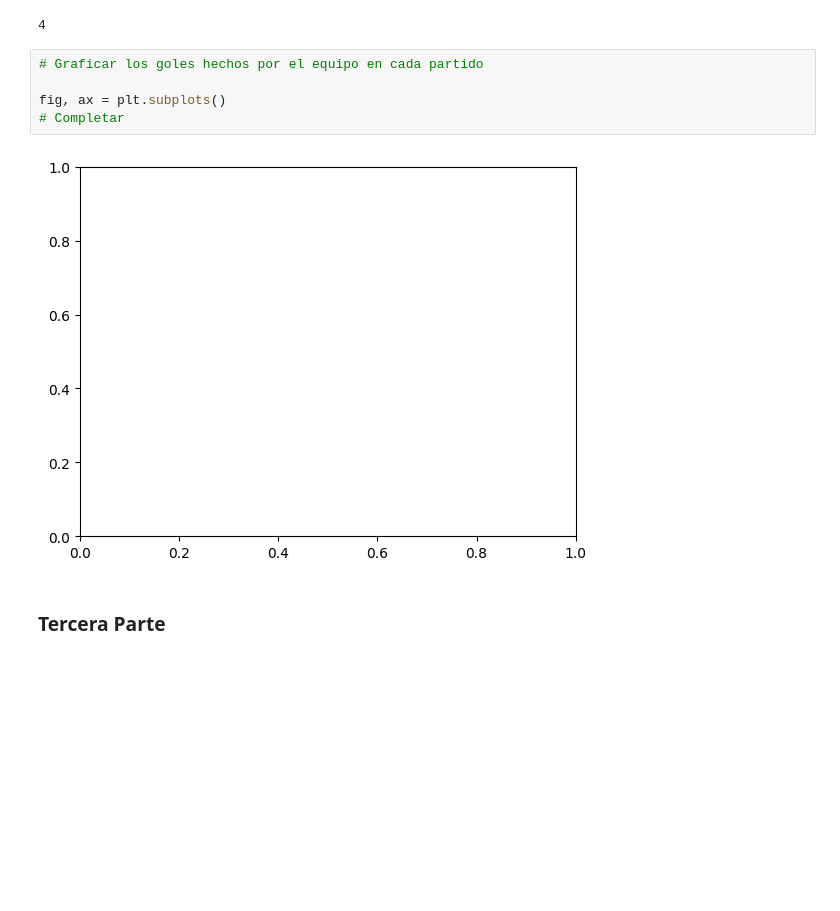
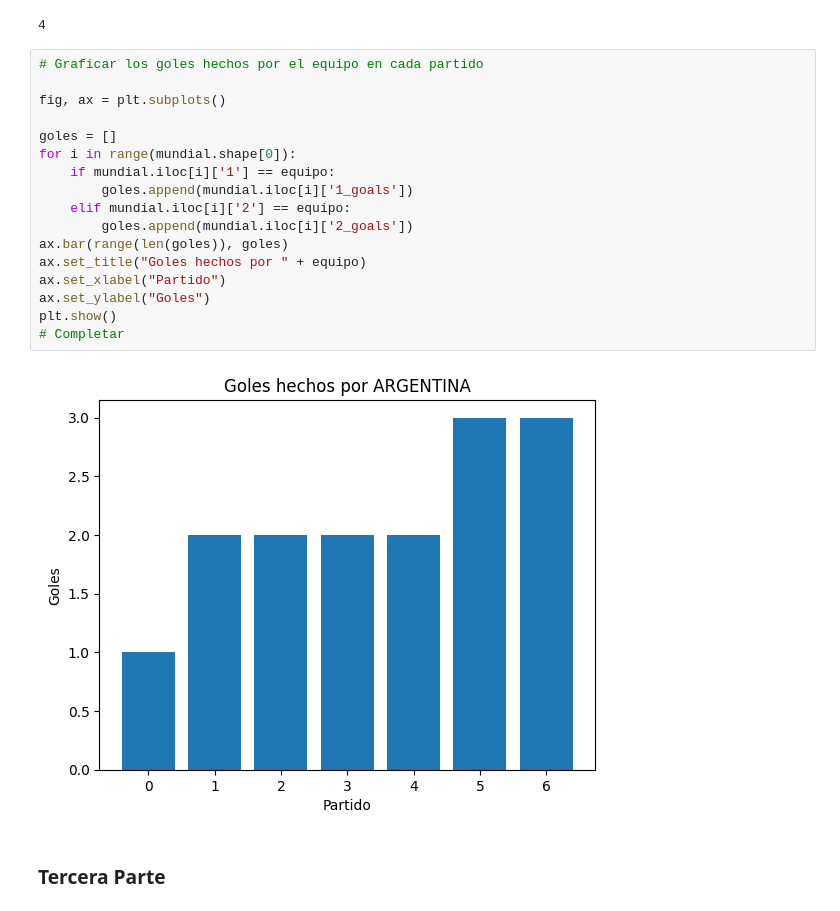
Before and after one commit to Nytokon/tecnologias-emergentes-4b-mundial-qatar-2022-mundial-qatar-2022, a Jupyter notebook: mundial_qatar_2022.ipynb, the cells around one changed output. Cells and saved outputs as stored; diff of their text form; blank space fills up the shorter version.

```diff
--- a/mundial_qatar_2022.ipynb
+++ b/mundial_qatar_2022.ipynb
@@ -180,13 +180,25 @@ partidos_ganados : int = mundial.loc[((mundial["1"] == equipo) & (mundial["1_goa
 print(partidos_ganados)
 # %% [output]
 4
-# %%
-# Graficar los goles hechos por el equipo en cada partido
-
-fig, ax = plt.subplots()
-# Completar
-# %% [output]
-[figure, removed]
+# %%
+# Graficar los goles hechos por el equipo en cada partido
+
+fig, ax = plt.subplots()
+
+goles = []
+for i in range(mundial.shape[0]):
+    if mundial.iloc[i]['1'] == equipo:
+        goles.append(mundial.iloc[i]['1_goals'])
+    elif mundial.iloc[i]['2'] == equipo:
+        goles.append(mundial.iloc[i]['2_goals'])
+ax.bar(range(len(goles)), goles)
+ax.set_title("Goles hechos por " + equipo)
+ax.set_xlabel("Partido")
+ax.set_ylabel("Goles")
+plt.show()
+# Completar
+# %% [output]
+[figure, added]
 # %% [markdown]
 ### Tercera Parte
 # %%
```
Also changed, not shown: parts of 10 cells of this notebook.
